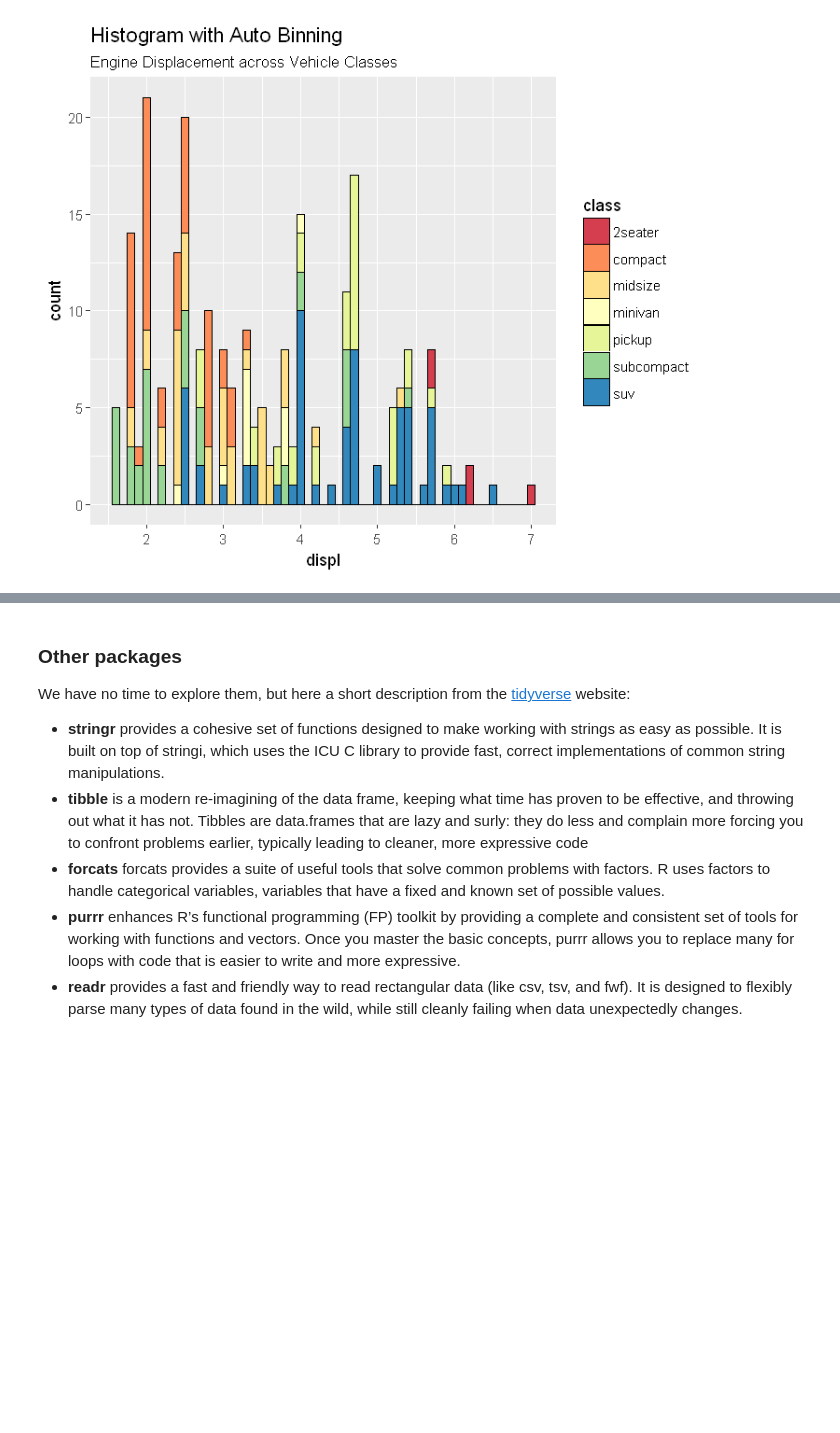
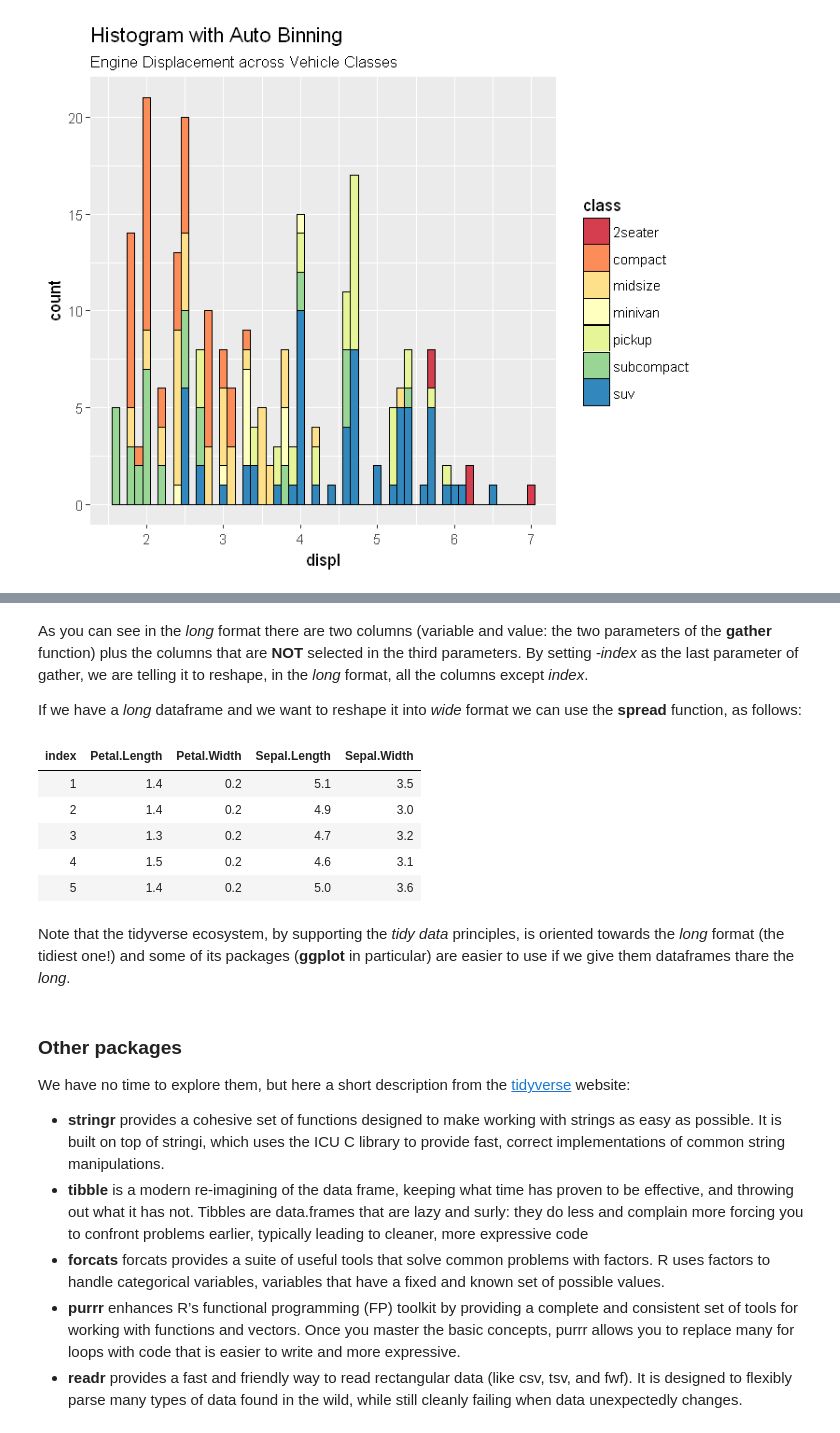
Before and after one commit to mmmlc/mlTeachings, a Jupyter notebook: lessons/one/1_intro_tidyverse.ipynb, the cells around one changed output, grey strips where cells are left out. Cells and saved outputs as stored; diff of their text form; code cells hidden in the pictures; blank space fills up the shorter version.

```diff
--- a/lessons/one/1_intro_tidyverse.ipynb
+++ b/lessons/one/1_intro_tidyverse.ipynb
@@ -262,3 +290,19 @@ TODO
+# %% [markdown]
+As you can see in the *long* format there are two columns (variable and value: the two parameters of the **gather** function) plus the columns that are **NOT** selected in the third parameters. By setting *-index* as the last parameter of gather, we are telling it to reshape, in the *long* format, all the columns except *index*.
+
+If we have a *long* dataframe and we want to reshape it into *wide* format we can use the **spread** function, as follows:
+# %%
+small_iris_wide <- small_iris_long %>% spread(variable, value)
+small_iris_wide
+# %% [output]
+| index | Petal.Length | Petal.Width | Sepal.Length | Sepal.Width |
+| 1 | 1.4 | 0.2 | 5.1 | 3.5 |
+| 2 | 1.4 | 0.2 | 4.9 | 3.0 |
+| 3 | 1.3 | 0.2 | 4.7 | 3.2 |
+| 4 | 1.5 | 0.2 | 4.6 | 3.1 |
+| 5 | 1.4 | 0.2 | 5.0 | 3.6 |
+# %% [markdown]
+Note that the tidyverse ecosystem, by supporting the *tidy data* principles, is oriented towards the *long* format (the tidiest one!) and some of its packages (**ggplot** in particular) are easier to use if we give them dataframes thare the *long*.
 # %% [markdown]
 ### Other packages
 
```
Also changed, not shown: parts of 16 cells of this notebook, 1 other file.
